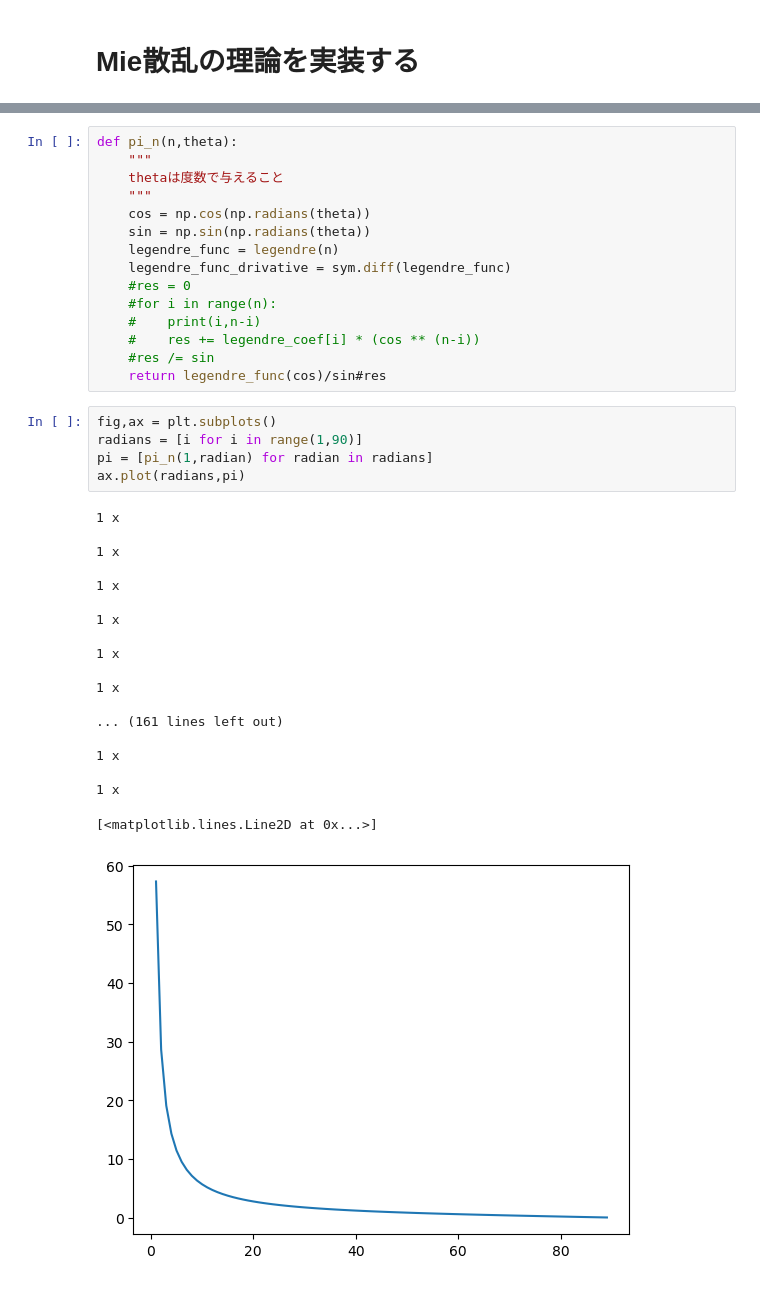
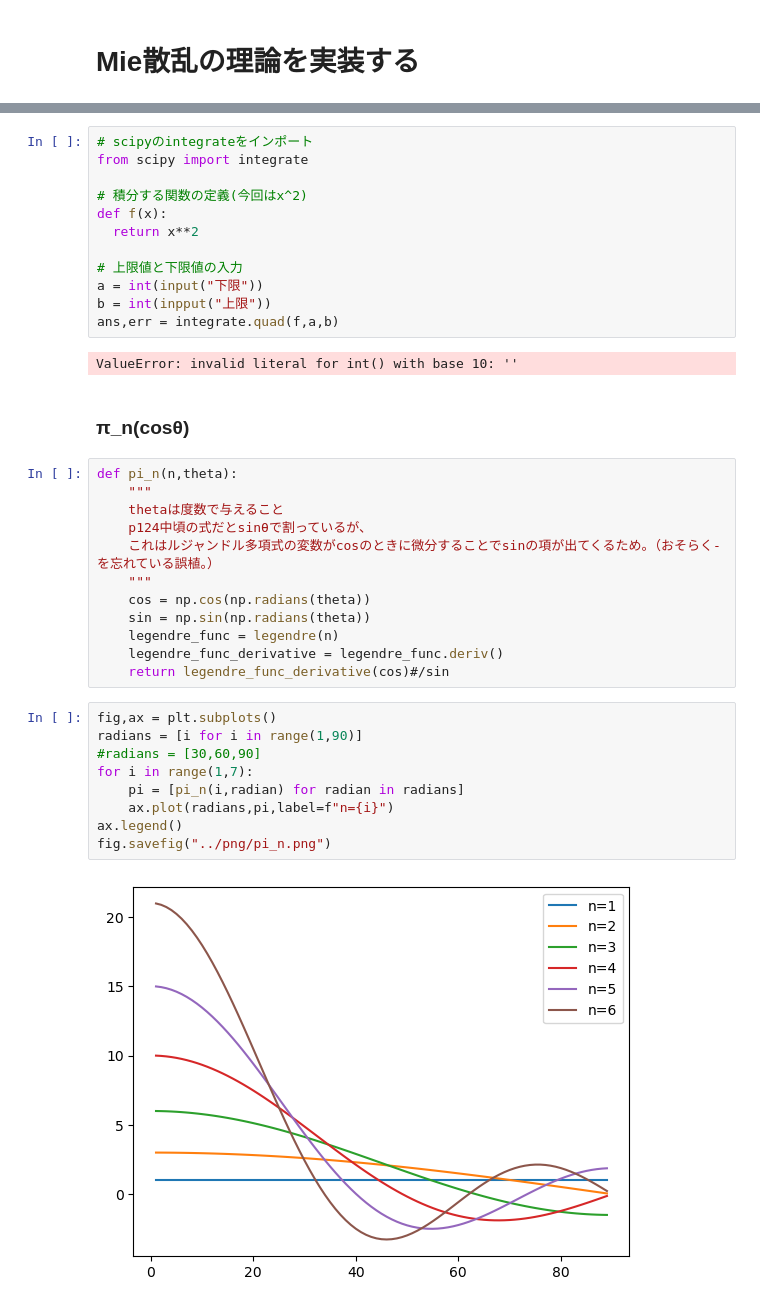
Before and after one commit to IshidaKota/MasterThesisWork, a Jupyter notebook: Github/BioOptical/src/deriveSIOP_Mie.ipynb, the cells around one changed output, grey strips where cells are left out. Saved outputs shown, nothing was run; the diff lists cells and outputs as text.

Commit message:
complete first version of Mie scattering

```diff
--- a/Github/BioOptical/src/deriveSIOP_Mie.ipynb
+++ b/Github/BioOptical/src/deriveSIOP_Mie.ipynb
@@ -21,40 +9,39 @@ ans,err = integrate.quad(f,a,b)
+# %%
+# scipyのintegrateをインポート
+from scipy import integrate
+
+# 積分する関数の定義(今回はx^2)
+def f(x):
+  return x**2
+
+# 上限値と下限値の入力
+a = int(input("下限"))
+b = int(inpput("上限"))
+ans,err = integrate.quad(f,a,b)
+# %% [output]
+ValueError: invalid literal for int() with base 10: ''
+# %% [markdown]
+### π_n(cosθ)
 # %%
 def pi_n(n,theta):
     """
     thetaは度数で与えること
+    p124中頃の式だとsinθで割っているが、
+    これはルジャンドル多項式の変数がcosのときに微分することでsinの項が出てくるため。（おそらく-を忘れている誤植。）
     """
     cos = np.cos(np.radians(theta))
     sin = np.sin(np.radians(theta))
     legendre_func = legendre(n)
-    legendre_func_drivative = sym.diff(legendre_func)
-    #res = 0
-    #for i in range(n):
-    #    print(i,n-i)
-    #    res += legendre_coef[i] * (cos ** (n-i))
-    #res /= sin
-    return legendre_func(cos)/sin#res
+    legendre_func_derivative = legendre_func.deriv()
+    return legendre_func_derivative(cos)#/sin
 # %%
 fig,ax = plt.subplots()
 radians = [i for i in range(1,90)]
-pi = [pi_n(1,radian) for radian in radians]
-ax.plot(radians,pi)
+#radians = [30,60,90]
+for i in range(1,7):
+    pi = [pi_n(i,radian) for radian in radians]
+    ax.plot(radians,pi,label=f"n={i}")
+ax.legend()
+fig.savefig("../png/pi_n.png")
 # %% [output]
-1 x
-
-1 x
-
-1 x
-
-1 x
-
-1 x
-
-1 x
-
-... (161 lines left out)
-
-1 x
-
-1 x
-[<matplotlib.lines.Line2D at 0x...>]
-[figure, old version]
+[figure, new version]
```
Also changed, not shown: parts of 24 cells of this notebook.
